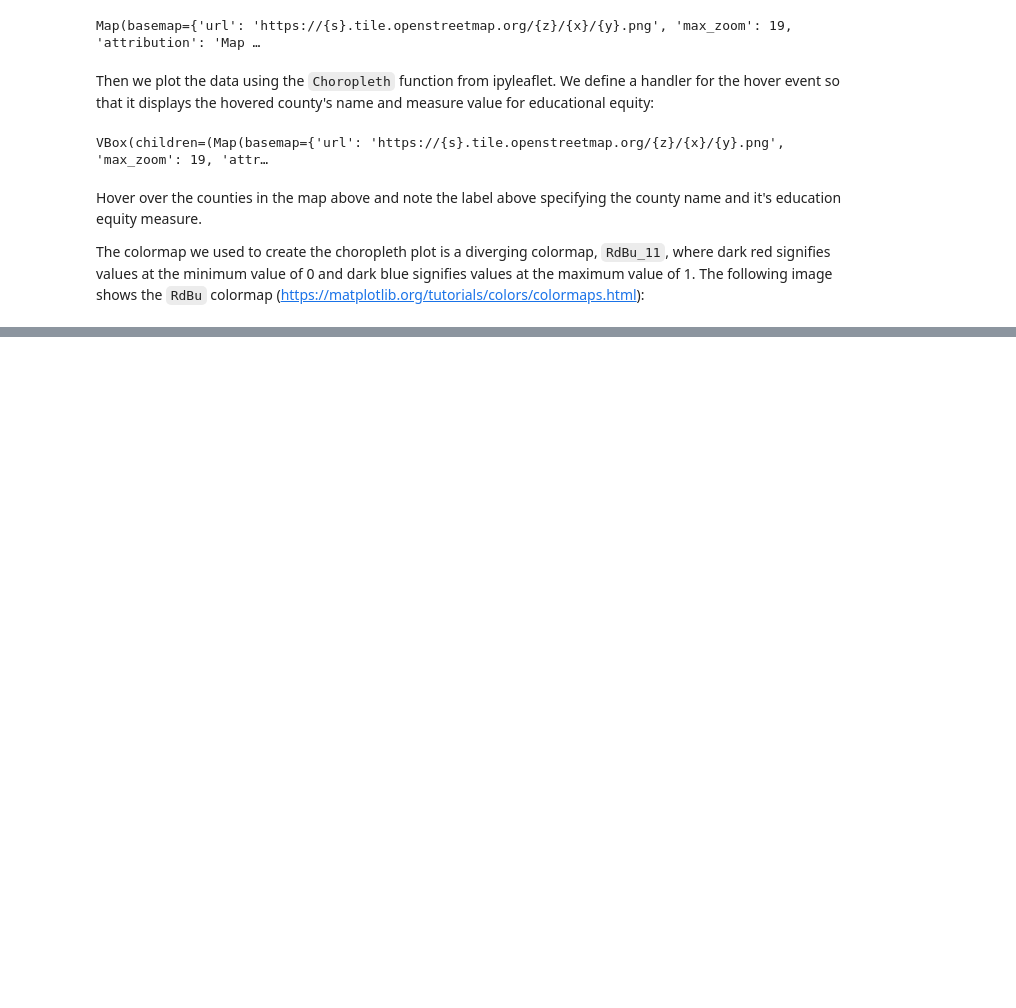
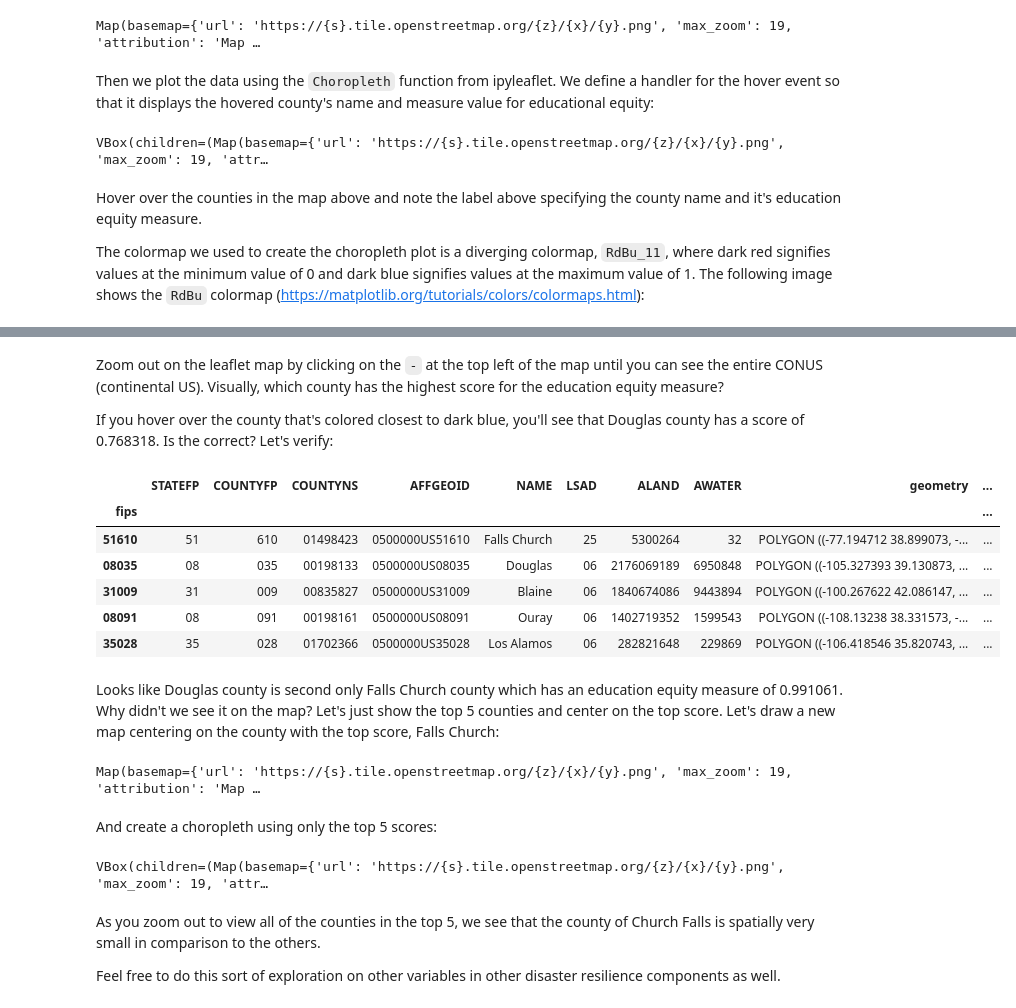
Before and after one commit to pymonger/disaster-resilience-analysis, a Jupyter notebook: 01-Getting_Started.ipynb, the cells around one changed output, grey strips where cells are left out. Drawn from its saved outputs; the diff is of its cells as text; code cells hidden in the pictures; blank space fills up the shorter version.

Commit message:
update to show example of data exploration
Add Cutter pdf and requirement to read it as background.

```diff
--- a/01-Getting_Started.ipynb
+++ b/01-Getting_Started.ipynb
@@ -182,3 +186,55 @@ Hover over the counties in the map above and note the label above specifying the
 The colormap we used to create the choropleth plot is a diverging colormap, `RdBu_11`, where dark red signifies values at the minimum value of 0 and dark blue signifies values at the maximum value of 1. The following image shows the `RdBu` colormap (https://matplotlib.org/tutorials/colors/colormaps.html):
 # %% [markdown]
 ![sphx_glr_colormaps_004.png](attachment:sphx_glr_colormaps_004.png)
+# %% [markdown]
+Zoom out on the leaflet map by clicking on the `-` at the top left of the map until you can see the entire CONUS (continental US). Visually, which county has the highest score for the education equity measure?
+
+If you hover over the county that's colored closest to dark blue, you'll see that Douglas county has a score of 0.768318. Is the correct? Let's verify:
+# %%
+# sort the counties by education equity measure in descending order
+us_fips_sorted = us_fips.sort_values(by=['educational_equity'], ascending=False)
+display(us_fips_sorted.head())
+# %% [output]
+|  | STATEFP | COUNTYFP | COUNTYNS | AFFGEOID | NAME | LSAD | ALAND | AWATER | geometry | ... |
+| fips |  |  |  |  |  |  |  |  |  | ... |
+| 51610 | 51 | 610 | 01498423 | 0500000US51610 | Falls Church | 25 | 5300264 | 32 | POLYGON ((-77.194712 38.899073, -... | ... |
+| 08035 | 08 | 035 | 00198133 | 0500000US08035 | Douglas | 06 | 2176069189 | 6950848 | POLYGON ((-105.327393 39.130873, ... | ... |
+| 31009 | 31 | 009 | 00835827 | 0500000US31009 | Blaine | 06 | 1840674086 | 9443894 | POLYGON ((-100.267622 42.086147, ... | ... |
+| 08091 | 08 | 091 | 00198161 | 0500000US08091 | Ouray | 06 | 1402719352 | 1599543 | POLYGON ((-108.13238 38.331573, -... | ... |
+| 35028 | 35 | 028 | 01702366 | 0500000US35028 | Los Alamos | 06 | 282821648 | 229869 | POLYGON ((-106.418546 35.820743, ... | ... |
+# %% [markdown]
+Looks like Douglas county is second only Falls Church county which has an education equity measure of 0.991061. Why didn't we see it on the map? Let's just show the top 5 counties and center on the top score. Let's draw a new map centering on the county with the top score, Falls Church:
+# %%
+# extract lon/lat of the highest score
+center = us_fips_sorted.iloc[0].geometry.centroid
+lon, lat = center.x, center.y
+
+# zoom in on the southeastern US
+m = Map(center=[lat, lon], zoom=10, layout=Layout(height='600px', align_self='stretch'))
+m
+# %% [output]
+Map(basemap={'url': 'https://{s}.tile.openstreetmap.org/{z}/{x}/{y}.png', 'max_zoom': 19, 'attribution': 'Map …
+# %% [markdown]
+And create a choropleth using only the top 5 scores:
+# %%
+# plot
+l = Choropleth(geo_data=us_fips_sorted.head().__geo_interface__,
+               choro_data=us_fips_sorted.head()['educational_equity'].to_dict(),
+               colormap=linear.RdBu_11,
+               border_color='black',
+               style={'opacity': 1, 'fillOpacity': 0.8, 'dashArray': '1'},
+               hover_style={'fillColor': 'red'})
+
+def hover_handler(event=None, id=None, properties=None):
+    label.value = "County: {} | educational equity measure: {}".format(properties['NAME'],
+                                                                       properties['educational_equity'])
+
+l.on_hover(hover_handler)
+m.add_layer(l)
+VBox([m, label])
+# %% [output]
+VBox(children=(Map(basemap={'url': 'https://{s}.tile.openstreetmap.org/{z}/{x}/{y}.png', 'max_zoom': 19, 'attr…
+# %% [markdown]
+As you zoom out to view all of the counties in the top 5, we see that the county of Church Falls is spatially very small in comparison to the others.
+
+Feel free to do this sort of exploration on other variables in other disaster resilience components as well.
```
Also changed, not shown: parts of 2 cells of this notebook, 3 other files.
